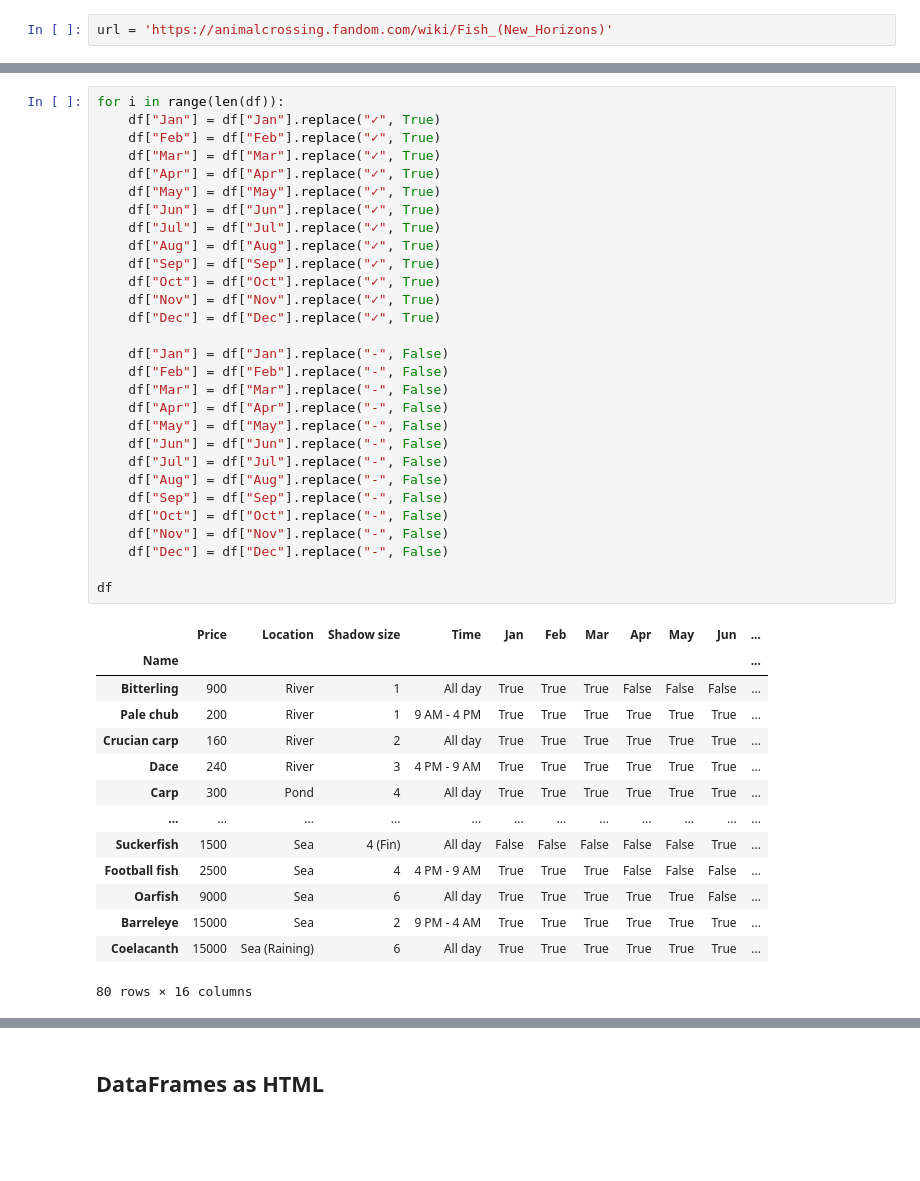
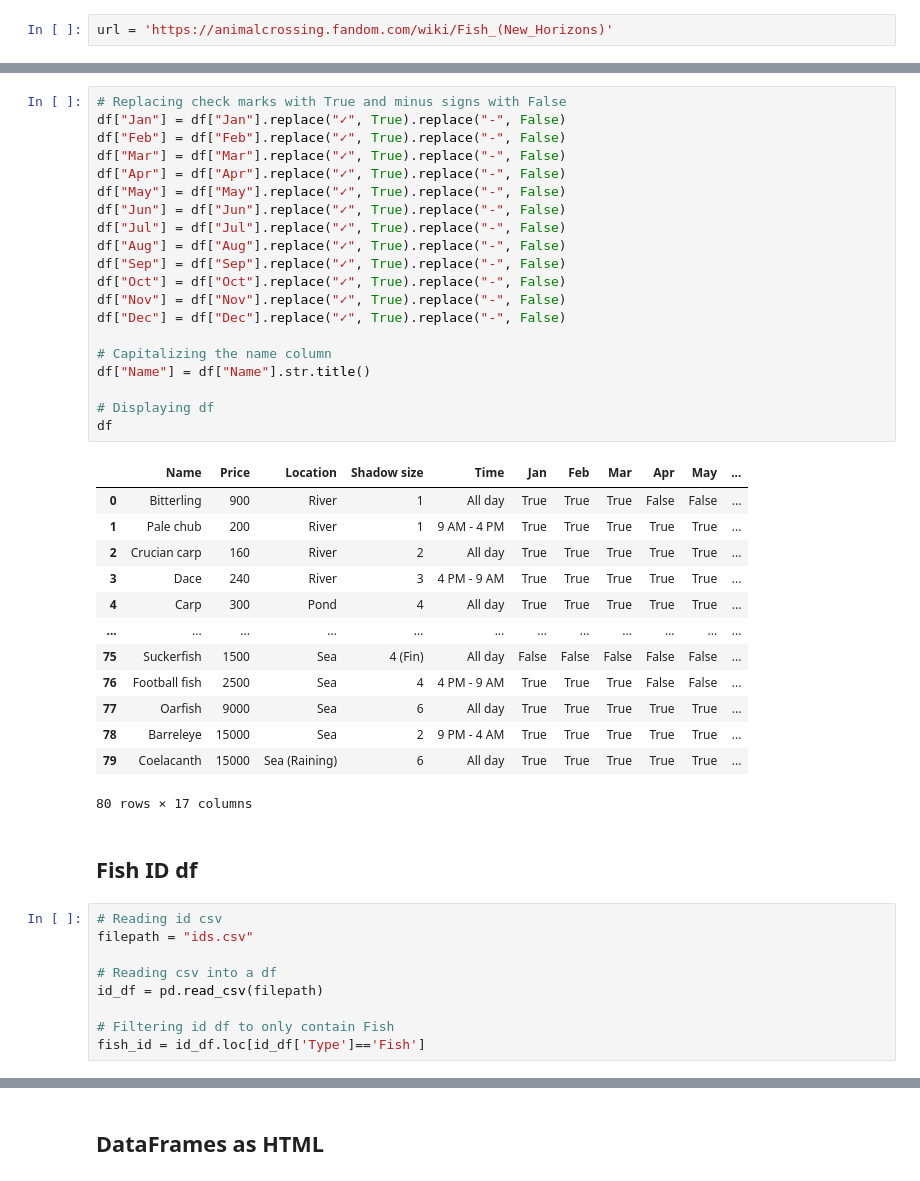
Before and after one commit to msadowski20/etl_project, a Jupyter notebook: fish.ipynb, the cells around one changed output, grey strips where cells are left out. Drawn from its saved outputs; the diff is of its cells as text; blank space fills up the shorter version.

```diff
--- a/fish.ipynb
+++ b/fish.ipynb
@@ -67,44 +50,45 @@ df.head()
 # %%
-for i in range(len(df)):
-    df["Jan"] = df["Jan"].replace("✓", True)
-    df["Feb"] = df["Feb"].replace("✓", True)
-    df["Mar"] = df["Mar"].replace("✓", True)
-    df["Apr"] = df["Apr"].replace("✓", True)
-    df["May"] = df["May"].replace("✓", True)
-    df["Jun"] = df["Jun"].replace("✓", True)
-    df["Jul"] = df["Jul"].replace("✓", True)
-    df["Aug"] = df["Aug"].replace("✓", True)
-    df["Sep"] = df["Sep"].replace("✓", True)
-    df["Oct"] = df["Oct"].replace("✓", True)
-    df["Nov"] = df["Nov"].replace("✓", True)
-    df["Dec"] = df["Dec"].replace("✓", True)
+# Replacing check marks with True and minus signs with False
+df["Jan"] = df["Jan"].replace("✓", True).replace("-", False)
+df["Feb"] = df["Feb"].replace("✓", True).replace("-", False)
+df["Mar"] = df["Mar"].replace("✓", True).replace("-", False)
+df["Apr"] = df["Apr"].replace("✓", True).replace("-", False)
+df["May"] = df["May"].replace("✓", True).replace("-", False)
+df["Jun"] = df["Jun"].replace("✓", True).replace("-", False)
+df["Jul"] = df["Jul"].replace("✓", True).replace("-", False)
+df["Aug"] = df["Aug"].replace("✓", True).replace("-", False)
+df["Sep"] = df["Sep"].replace("✓", True).replace("-", False)
+df["Oct"] = df["Oct"].replace("✓", True).replace("-", False)
+df["Nov"] = df["Nov"].replace("✓", True).replace("-", False)
+df["Dec"] = df["Dec"].replace("✓", True).replace("-", False)
 
-    df["Jan"] = df["Jan"].replace("-", False)
-    df["Feb"] = df["Feb"].replace("-", False)
-    df["Mar"] = df["Mar"].replace("-", False)
-    df["Apr"] = df["Apr"].replace("-", False)
-    df["May"] = df["May"].replace("-", False)
-    df["Jun"] = df["Jun"].replace("-", False)
-    df["Jul"] = df["Jul"].replace("-", False)
-    df["Aug"] = df["Aug"].replace("-", False)
-    df["Sep"] = df["Sep"].replace("-", False)
-    df["Oct"] = df["Oct"].replace("-", False)
-    df["Nov"] = df["Nov"].replace("-", False)
-    df["Dec"] = df["Dec"].replace("-", False)
+# Capitalizing the name column
+df["Name"] = df["Name"].str.title()
 
+# Displaying df
 df
 # %% [output]
-|  | Price | Location | Shadow size | Time | Jan | Feb | Mar | Apr | May | Jun | ... |
-| Name |  |  |  |  |  |  |  |  |  |  | ... |
-| Bitterling | 900 | River | 1 | All day | True | True | True | False | False | False | ... |
-| Pale chub | 200 | River | 1 | 9 AM - 4 PM | True | True | True | True | True | True | ... |
-| Crucian carp | 160 | River | 2 | All day | True | True | True | True | True | True | ... |
-| Dace | 240 | River | 3 | 4 PM - 9 AM | True | True | True | True | True | True | ... |
-| Carp | 300 | Pond | 4 | All day | True | True | True | True | True | True | ... |
+|  | Name | Price | Location | Shadow size | Time | Jan | Feb | Mar | Apr | May | ... |
+| 0 | Bitterling | 900 | River | 1 | All day | True | True | True | False | False | ... |
+| 1 | Pale chub | 200 | River | 1 | 9 AM - 4 PM | True | True | True | True | True | ... |
+| 2 | Crucian carp | 160 | River | 2 | All day | True | True | True | True | True | ... |
+| 3 | Dace | 240 | River | 3 | 4 PM - 9 AM | True | True | True | True | True | ... |
+| 4 | Carp | 300 | Pond | 4 | All day | True | True | True | True | True | ... |
 | ... | ... | ... | ... | ... | ... | ... | ... | ... | ... | ... | ... |
-| Suckerfish | 1500 | Sea | 4 (Fin) | All day | False | False | False | False | False | True | ... |
-| Football fish | 2500 | Sea | 4 | 4 PM - 9 AM | True | True | True | False | False | False | ... |
-| Oarfish | 9000 | Sea | 6 | All day | True | True | True | True | True | False | ... |
-| Barreleye | 15000 | Sea | 2 | 9 PM - 4 AM | True | True | True | True | True | True | ... |
-| Coelacanth | 15000 | Sea (Raining) | 6 | All day | True | True | True | True | True | True | ... |
+| 75 | Suckerfish | 1500 | Sea | 4 (Fin) | All day | False | False | False | False | False | ... |
+| 76 | Football fish | 2500 | Sea | 4 | 4 PM - 9 AM | True | True | True | False | False | ... |
+| 77 | Oarfish | 9000 | Sea | 6 | All day | True | True | True | True | True | ... |
+| 78 | Barreleye | 15000 | Sea | 2 | 9 PM - 4 AM | True | True | True | True | True | ... |
+| 79 | Coelacanth | 15000 | Sea (Raining) | 6 | All day | True | True | True | True | True | ... |
-80 rows × 16 columns
+80 rows × 17 columns
+# %% [markdown]
+## Fish ID df
+# %%
+# Reading id csv
+filepath = "ids.csv"
+
+# Reading csv into a df
+id_df = pd.read_csv(filepath)
+
+# Filtering id df to only contain Fish
+fish_id = id_df.loc[id_df['Type']=='Fish']
```
Also changed, not shown: parts of 17 cells of this notebook, 1 other file.
